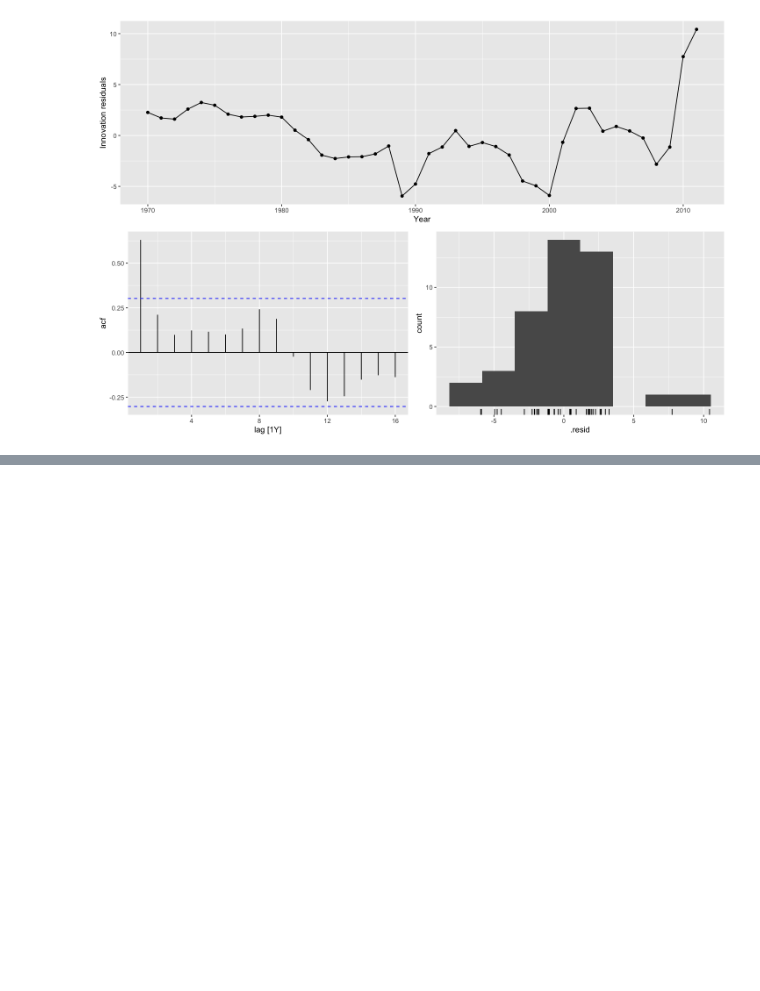
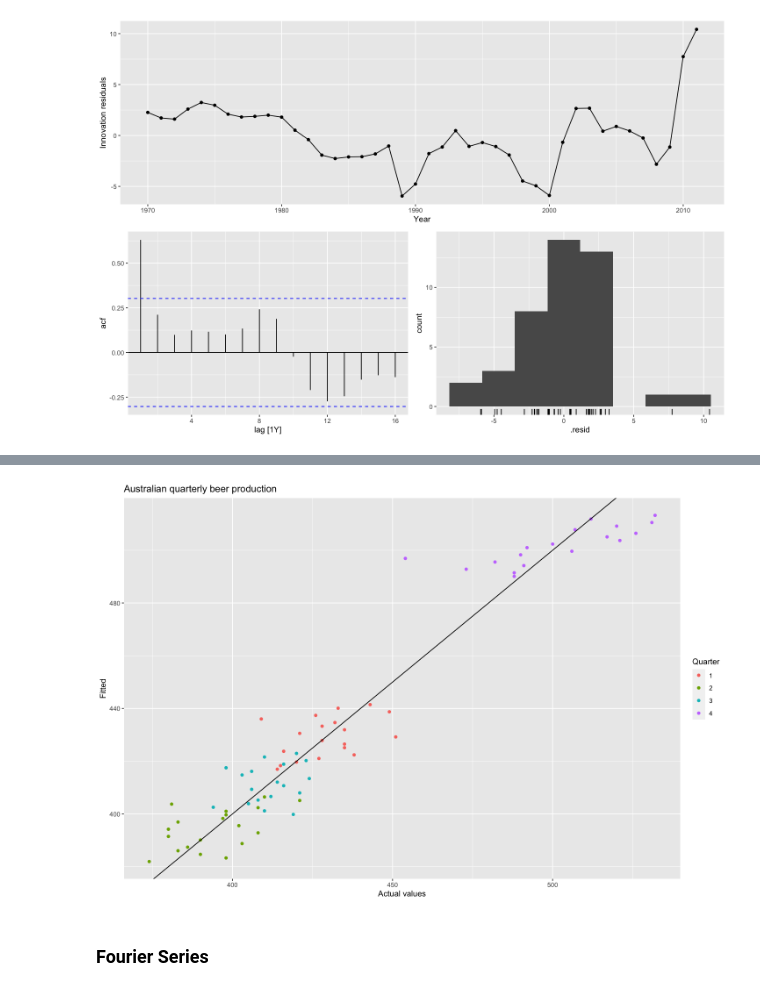
Before and after one commit to antounes/fpp3, a Jupyter notebook: 7_time_series_regression_models.ipynb, the cells around one changed output, grey strips where cells are left out. Drawn from its saved outputs; the diff is of its cells as text; code cells hidden in the pictures; blank space fills up the shorter version.

```diff
--- a/7_time_series_regression_models.ipynb
+++ b/7_time_series_regression_models.ipynb
@@ -230,0 +282,13 @@ fit %>% gg_tsresiduals()
+# %%
+augment(fit_beer) %>%
+  ggplot(aes(x=Beer, y=.fitted,
+             colour=factor(quarter(Quarter)))) +
+  geom_point() +
+  labs(y="Fitted", x="Actual values",
+       title="Australian quarterly beer production") +
+  geom_abline(intercept=0, slope=1) +
+  guides(colour=guide_legend(title="Quarter"))
+# %% [output]
+[figure, added]
+# %% [markdown]
+### Fourier Series
```
Also changed, not shown: parts of 7 cells of this notebook.
